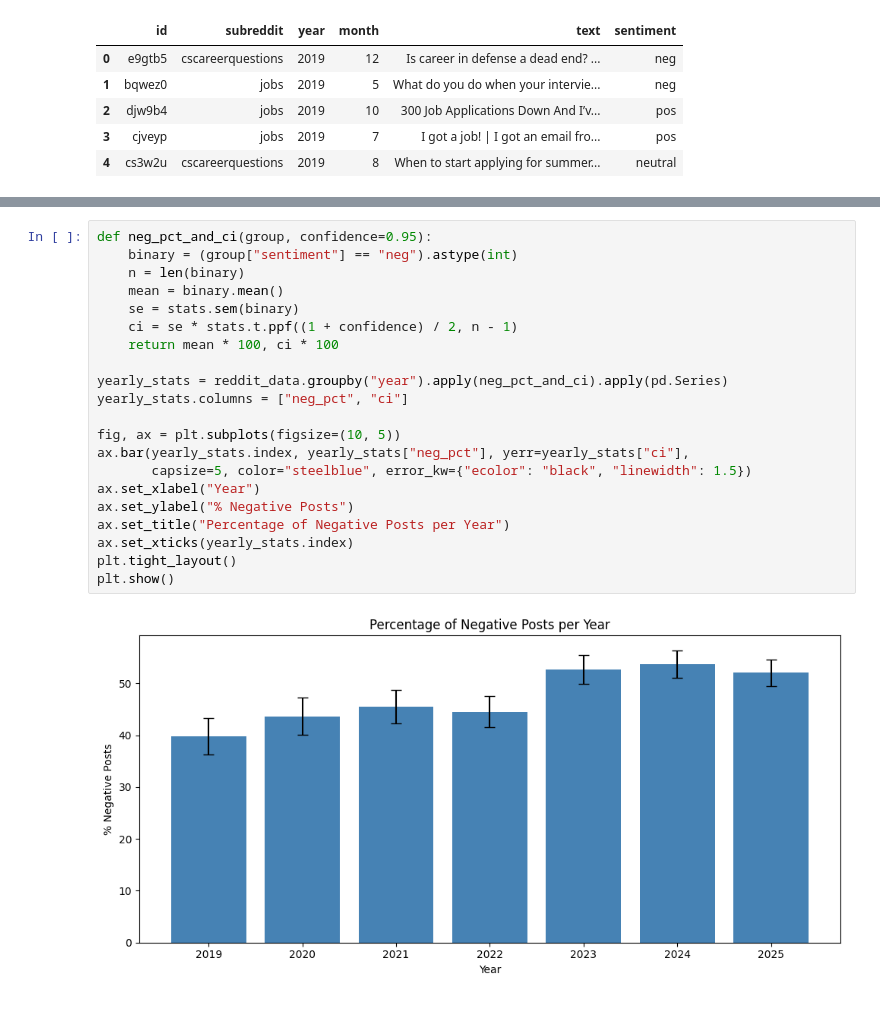
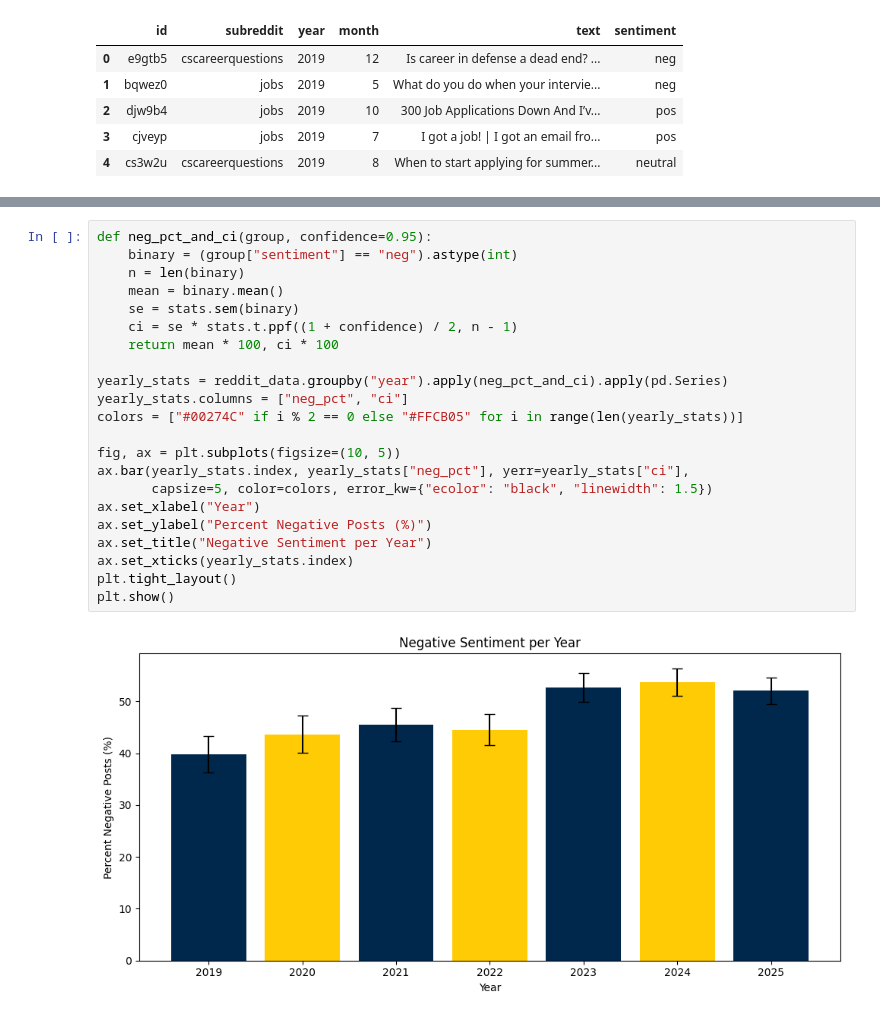
Before and after one commit to schatrathi2/job-sentiment-analysis, a Jupyter notebook: sentiment_analysis.ipynb, the cells around one changed output, grey strips where cells are left out. Saved outputs shown, nothing was run; the diff lists cells and outputs as text.

Commit message:
change colors

```diff
--- a/sentiment_analysis.ipynb
+++ b/sentiment_analysis.ipynb
@@ -83,26 +83,27 @@ client.put_object(Bucket=bucket, Key="labeled_reddit_data.csv", Body=reddit_data
 # %%
 def neg_pct_and_ci(group, confidence=0.95):
     binary = (group["sentiment"] == "neg").astype(int)
     n = len(binary)
     mean = binary.mean()
     se = stats.sem(binary)
     ci = se * stats.t.ppf((1 + confidence) / 2, n - 1)
     return mean * 100, ci * 100
 
 yearly_stats = reddit_data.groupby("year").apply(neg_pct_and_ci).apply(pd.Series)
 yearly_stats.columns = ["neg_pct", "ci"]
+colors = ["#00274C" if i % 2 == 0 else "#FFCB05" for i in range(len(yearly_stats))]
 
 fig, ax = plt.subplots(figsize=(10, 5))
 ax.bar(yearly_stats.index, yearly_stats["neg_pct"], yerr=yearly_stats["ci"],
-       capsize=5, color="steelblue", error_kw={"ecolor": "black", "linewidth": 1.5})
+       capsize=5, color=colors, error_kw={"ecolor": "black", "linewidth": 1.5})
 ax.set_xlabel("Year")
-ax.set_ylabel("% Negative Posts")
-ax.set_title("Percentage of Negative Posts per Year")
+ax.set_ylabel("Percent Negative Posts (%)")
+ax.set_title("Negative Sentiment per Year")
 ax.set_xticks(yearly_stats.index)
 plt.tight_layout()
 plt.show()
 # %% [output]
-[figure, old version]
+[figure, new version]
 # %%
 monthly = reddit_data.groupby("date").apply(
     lambda x: (x["sentiment"] == "neg").mean() * 100
```
Also changed, not shown: parts of 1 cell of this notebook.
